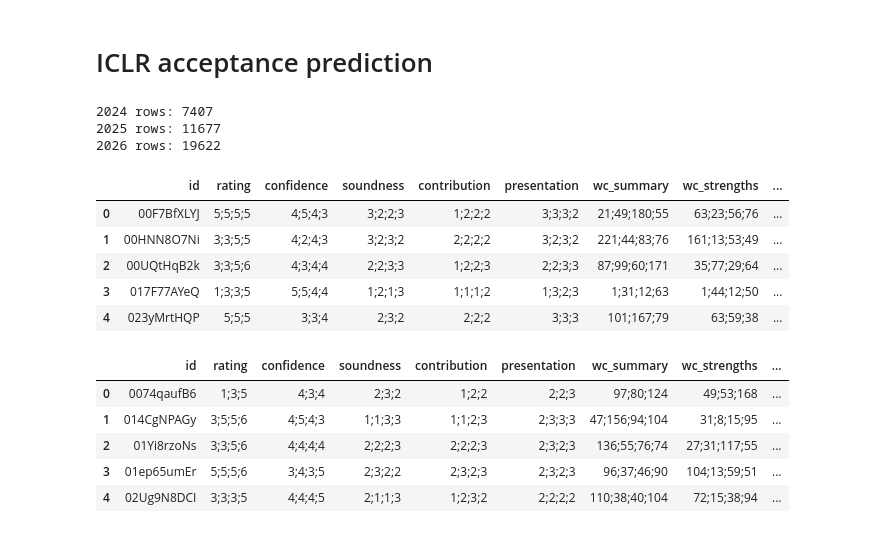
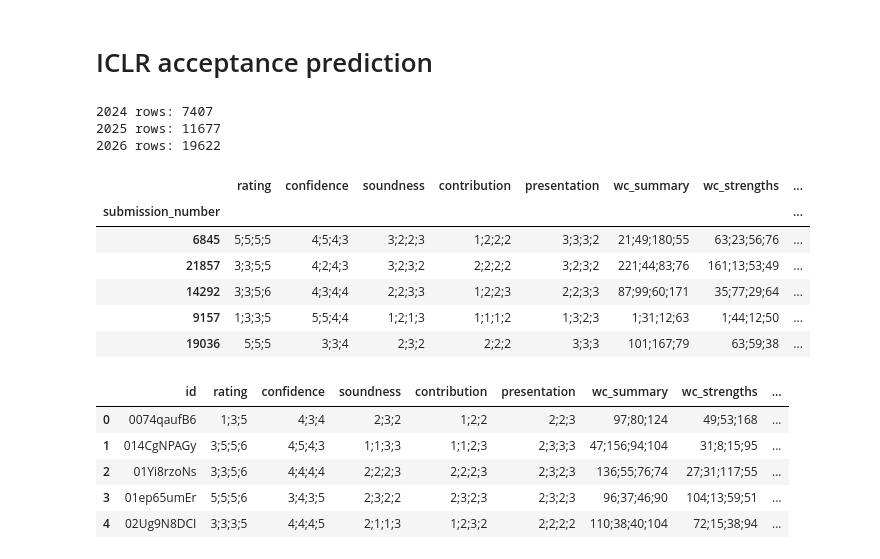
Before and after one commit to s-marton/TabICLR, a Jupyter notebook: TabularPredictorICLR.ipynb, the cells around one changed output. Saved outputs shown, nothing was run; the diff lists cells and outputs as text; code cells hidden in the pictures.

```diff
--- a/TabularPredictorICLR.ipynb
+++ b/TabularPredictorICLR.ipynb
@@ -116,39 +125,54 @@ def load_year_data(
 ) -> tuple[pd.DataFrame, pd.Series | None, pd.Series | None]:
     df = pd.read_json(path)
     # Align 2023 schema: recommendation == rating
     if "recommendation" in df.columns:
         df = df.rename(columns={"recommendation": "rating"})
     if year == 2026 and "rating" in df.columns:
         df["rating"] = _adjust_2026_ratings(df["rating"])
     status_raw = df.get("status")
     paper_ids = df.get("id")
+
+    id_map_path = DATA_DIR / f"iclr_id_to_number_{year}.json"
+    if id_map_path.exists() and paper_ids is not None:
+        with id_map_path.open("r", encoding="utf-8") as handle:
+            id_map = json.load(handle)
+        df["submission_number"] = pd.to_numeric(
+            paper_ids.map(id_map),
+            errors="coerce",
+        ).astype("Int64")
+        df = df.set_index("submission_number", drop=True)
+        paper_ids = df.index
+        if "id" in df.columns:
+            df = df.drop(columns=["id"])
+
     drop_cols = list(DROP_COLS)
     if EVAL_YEAR == 2026:
         # 2026 has reduced reiew respose time so these values are not comparable with previous years
         drop_cols.extend(["wc_reply_reviewers", "reply_reviewers"])
     df = df.drop(columns=drop_cols, errors="ignore")
     return df, status_raw, paper_ids
 
 
 raw_by_year = {}
 status_by_year = {}
 ids_by_year = {}
 
 for year, path in YEAR_PATHS.items():
     raw_by_year[year], status_by_year[year], ids_by_year[year] = load_year_data(year, path)
     print(f"{year} rows:", len(raw_by_year[year]))
 
 raw_by_year[EVAL_YEAR].head()
 # %% [output]
 2024 rows: 7407
 2025 rows: 11677
 2026 rows: 19622
-|  | id | rating | confidence | soundness | contribution | presentation | wc_summary | wc_strengths | ... |
-| 0 | 00F7BfXLYJ | 5;5;5;5 | 4;5;4;3 | 3;2;2;3 | 1;2;2;2 | 3;3;3;2 | 21;49;180;55 | 63;23;56;76 | ... |
-| 1 | 00HNN8O7Ni | 3;3;5;5 | 4;2;4;3 | 3;2;3;2 | 2;2;2;2 | 3;2;3;2 | 221;44;83;76 | 161;13;53;49 | ... |
-| 2 | 00UQtHqB2k | 3;3;5;6 | 4;3;4;4 | 2;2;3;3 | 1;2;2;3 | 2;2;3;3 | 87;99;60;171 | 35;77;29;64 | ... |
-| 3 | 017F77AYeQ | 1;3;3;5 | 5;5;4;4 | 1;2;1;3 | 1;1;1;2 | 1;3;2;3 | 1;31;12;63 | 1;44;12;50 | ... |
-| 4 | 023yMrtHQP | 5;5;5 | 3;3;4 | 2;3;2 | 2;2;2 | 3;3;3 | 101;167;79 | 63;59;38 | ... |
+|  | rating | confidence | soundness | contribution | presentation | wc_summary | wc_strengths | ... |
+| submission_number |  |  |  |  |  |  |  | ... |
+| 6845 | 5;5;5;5 | 4;5;4;3 | 3;2;2;3 | 1;2;2;2 | 3;3;3;2 | 21;49;180;55 | 63;23;56;76 | ... |
+| 21857 | 3;3;5;5 | 4;2;4;3 | 3;2;3;2 | 2;2;2;2 | 3;2;3;2 | 221;44;83;76 | 161;13;53;49 | ... |
+| 14292 | 3;3;5;6 | 4;3;4;4 | 2;2;3;3 | 1;2;2;3 | 2;2;3;3 | 87;99;60;171 | 35;77;29;64 | ... |
+| 9157 | 1;3;3;5 | 5;5;4;4 | 1;2;1;3 | 1;1;1;2 | 1;3;2;3 | 1;31;12;63 | 1;44;12;50 | ... |
+| 19036 | 5;5;5 | 3;3;4 | 2;3;2 | 2;2;2 | 3;3;3 | 101;167;79 | 63;59;38 | ... |
 # %%
 raw_by_year[2024].head()
 # %% [output]
```
Also changed, not shown: parts of 13 cells of this notebook, 21 other files.
